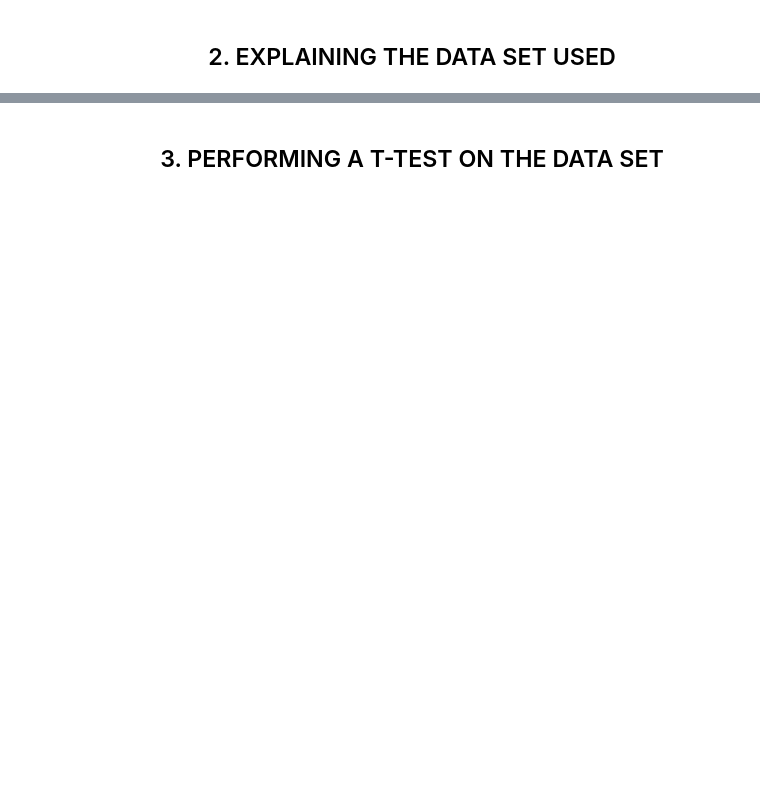
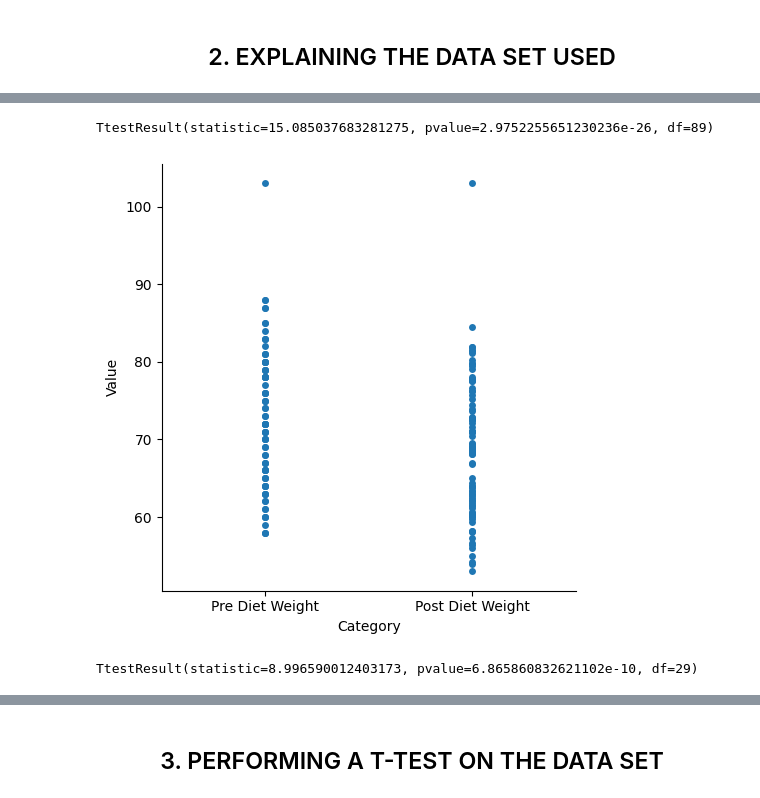
Before and after one commit to StephenCaulfield/MLAS-Autumn-Stephen-Caulfield, a Jupyter notebook: ttest.ipynb, the cells around one changed output, grey strips where cells are left out. Cells and saved outputs as stored; diff of their text form; code cells hidden in the pictures; blank space fills up the shorter version.

```diff
--- a/ttest.ipynb
+++ b/ttest.ipynb
@@ -45,2 +60,6 @@ TtestResult(statistic=-6.209646452204897, pvalue=1.1190928339723317e-09, df=499)
 # %% [markdown]
 <h2 align = "center">2. EXPLAINING THE DATA SET USED</h2>
+# %%
+df = pd.read_csv('Diet_R.csv')
+
+df
@@ -46,0 +80,18 @@ TtestResult(statistic=-6.209646452204897, pvalue=1.1190928339723317e-09, df=499)
+# %%
+m_pre = df['pre.weight'].mean()
+s_pre = df['pre.weight'].std()
+
+m_post = df['weight6weeks'].mean()
+s_post = df['weight6weeks'].std()
+
+
+ss.ttest_rel(df['pre.weight'], df['weight6weeks'])
+# %% [output]
+TtestResult(statistic=15.085037683281275, pvalue=2.9752255651230236e-26, df=89)
+# %%
+df_weight = pd.DataFrame({'Category': ['Pre Diet Weight'] * len(df['pre.weight']) + ['Post Diet Weight'] * len(df['weight6weeks']), 'Value': np.hstack([df['pre.weight'],df['weight6weeks']])})
+
+
+sns.catplot(x='Category', y='Value', jitter=False, data=df_weight);
+# %% [output]
+[figure, added]
@@ -46,0 +108,4 @@ TtestResult(statistic=-6.209646452204897, pvalue=1.1190928339723317e-09, df=499)
+# %%
+ss.ttest_rel(dfdiet1['pre.weight'], dfdiet1['weight6weeks'])
+# %% [output]
+TtestResult(statistic=8.996590012403173, pvalue=6.865860832621102e-10, df=29)
```
Also changed, not shown: parts of 12 cells of this notebook, 2 other files.
